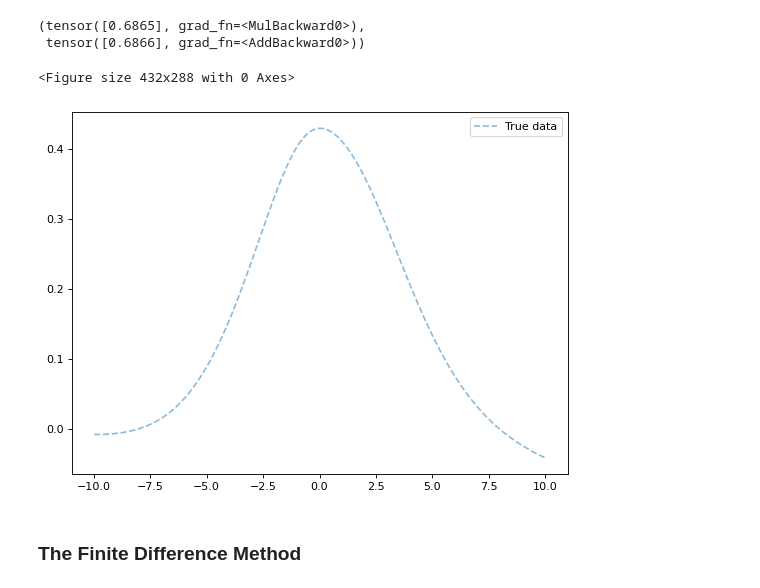
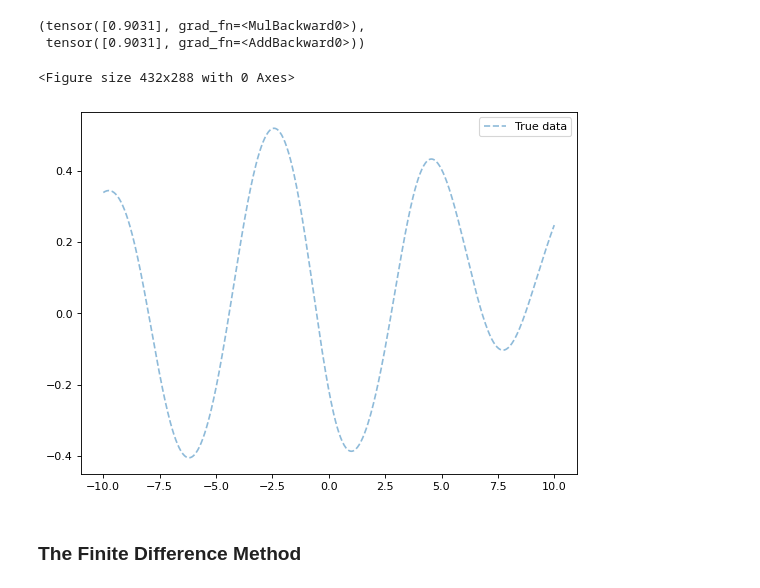
Before and after one commit to trungdoquoc/reu-math-2022, a Jupyter notebook: Data-running version.ipynb, the cells around one changed output. Cells and saved outputs as stored; diff of their text form; code cells hidden in the pictures.

```diff
--- a/Data-running version.ipynb
+++ b/Data-running version.ipynb
@@ -503,6 +531,26 @@ adam_opt_11_sigmoid = torch.optim.Adam(model_11_sigmoid.parameters(),
                                     eps=1e-08,
                                     weight_decay=0,
                                     amsgrad=False)
+# %%
+#INIT Nonlinear 2 MODELS
+model_21_sin = Nonlinear_2(layer_width=20, use_sin=True)
+model_21_sigmoid = Nonlinear_2(layer_width=20)
+
+# INIT OPTIMIZER CLASS
+# Adam:
+adam_opt_21_sin = torch.optim.Adam(model_21_sin.parameters(),
+                                    lr=learningRate,
+                                    betas=(0.9, 0.999),
+                                    eps=1e-08,
+                                    weight_decay=0,
+                                    amsgrad=False)
+
+adam_opt_21_sigmoid = torch.optim.Adam(model_21_sigmoid.parameters(),
+                                    lr=learningRate,
+                                    betas=(0.9, 0.999),
+                                    eps=1e-08,
+                                    weight_decay=0,
+                                    amsgrad=False)
 # %% [raw]
 # INIT POTENTIAL FUNCTIONS
 p_fn1 = Potential_Function(M_points=5)
@@ -575,19 +630,19 @@ c value = tensor([1.0067], grad_fn=<MulBackward0>)
 # %%
-epsilon_Loss_penalty(p_fn1, res_1_1_sigmoid[3], LAMBDA_PEN, U_BOUND, DISCRETE_POINTS)
+epsilon_Loss_penalty(p_fn1, res1_11_sin[3], LAMBDA_PEN, U_BOUND, DISCRETE_POINTS)
 # %% [output]
-(tensor([0.6865], grad_fn=<MulBackward0>),
- tensor([0.6866], grad_fn=<AddBackward0>))
+(tensor([0.9031], grad_fn=<MulBackward0>),
+ tensor([0.9031], grad_fn=<AddBackward0>))
 # %%
 x_values = np.linspace(L_BOUND, U_BOUND, N_POINTS)
 x_vals = [torch.tensor([i], requires_grad=True, dtype=torch.float) for i in np.linspace(L_BOUND, U_BOUND, N_POINTS)]
 
-model_output = model_on_interval(res_1_1_sigmoid[3], DISCRETE_POINTS)
+model_output = model_on_interval(model_21_sin, DISCRETE_POINTS)
 
 plot_figure(x_values, model_output)
 # plot_figure(x_values, model_output)
 # %% [output]
 <Figure size 432x288 with 0 Axes>
-[figure, old version]
+[figure, new version]
 # %% [markdown]
 ### The Finite Difference Method
 # %%
```
Also changed, not shown: parts of 8 cells of this notebook, 6 other files.
